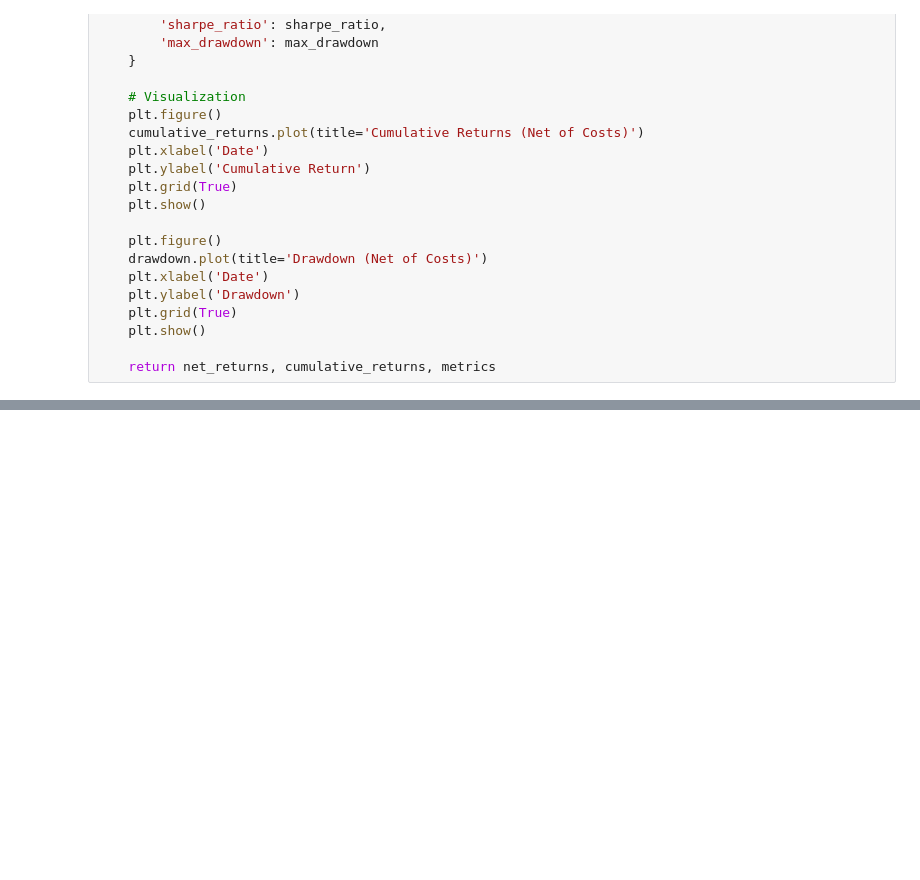
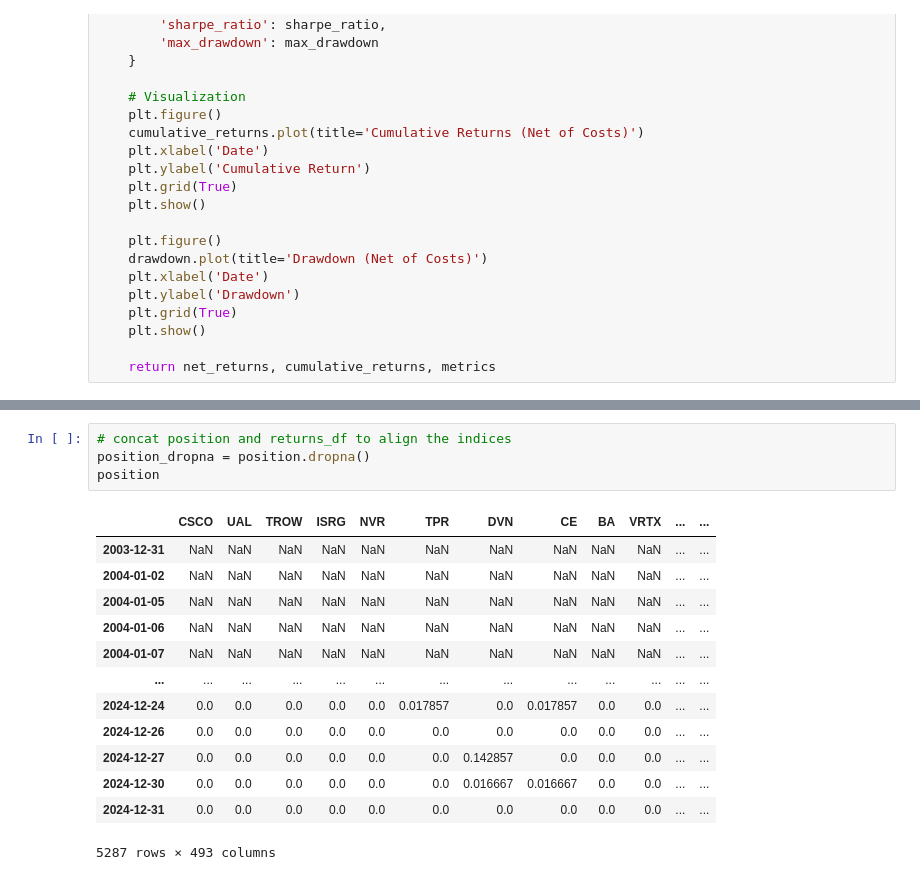
Before and after one commit to bagelquant/FTS_project, a Jupyter notebook: notebooks/backtest.ipynb, the cells around one changed output, grey strips where cells are left out. Drawn from its saved outputs; the diff is of its cells as text; blank space fills up the shorter version.

```diff
--- a/notebooks/backtest.ipynb
+++ b/notebooks/backtest.ipynb
@@ -122,0 +123,18 @@ print(perf_metrics)
+# %%
+# concat position and returns_df to align the indices
+position_dropna = position.dropna()
+position
+# %% [output]
+|  | CSCO | UAL | TROW | ISRG | NVR | TPR | DVN | CE | BA | VRTX | ... | ... |
+| 2003-12-31 | NaN | NaN | NaN | NaN | NaN | NaN | NaN | NaN | NaN | NaN | ... | ... |
+| 2004-01-02 | NaN | NaN | NaN | NaN | NaN | NaN | NaN | NaN | NaN | NaN | ... | ... |
+| 2004-01-05 | NaN | NaN | NaN | NaN | NaN | NaN | NaN | NaN | NaN | NaN | ... | ... |
+| 2004-01-06 | NaN | NaN | NaN | NaN | NaN | NaN | NaN | NaN | NaN | NaN | ... | ... |
+| 2004-01-07 | NaN | NaN | NaN | NaN | NaN | NaN | NaN | NaN | NaN | NaN | ... | ... |
+| ... | ... | ... | ... | ... | ... | ... | ... | ... | ... | ... | ... | ... |
+| 2024-12-24 | 0.0 | 0.0 | 0.0 | 0.0 | 0.0 | 0.017857 | 0.0 | 0.017857 | 0.0 | 0.0 | ... | ... |
+| 2024-12-26 | 0.0 | 0.0 | 0.0 | 0.0 | 0.0 | 0.0 | 0.0 | 0.0 | 0.0 | 0.0 | ... | ... |
+| 2024-12-27 | 0.0 | 0.0 | 0.0 | 0.0 | 0.0 | 0.0 | 0.142857 | 0.0 | 0.0 | 0.0 | ... | ... |
+| 2024-12-30 | 0.0 | 0.0 | 0.0 | 0.0 | 0.0 | 0.0 | 0.016667 | 0.016667 | 0.0 | 0.0 | ... | ... |
+| 2024-12-31 | 0.0 | 0.0 | 0.0 | 0.0 | 0.0 | 0.0 | 0.0 | 0.0 | 0.0 | 0.0 | ... | ... |
+5287 rows × 493 columns
```
Also changed, not shown: parts of 1 cell of this notebook, 7 other files.
